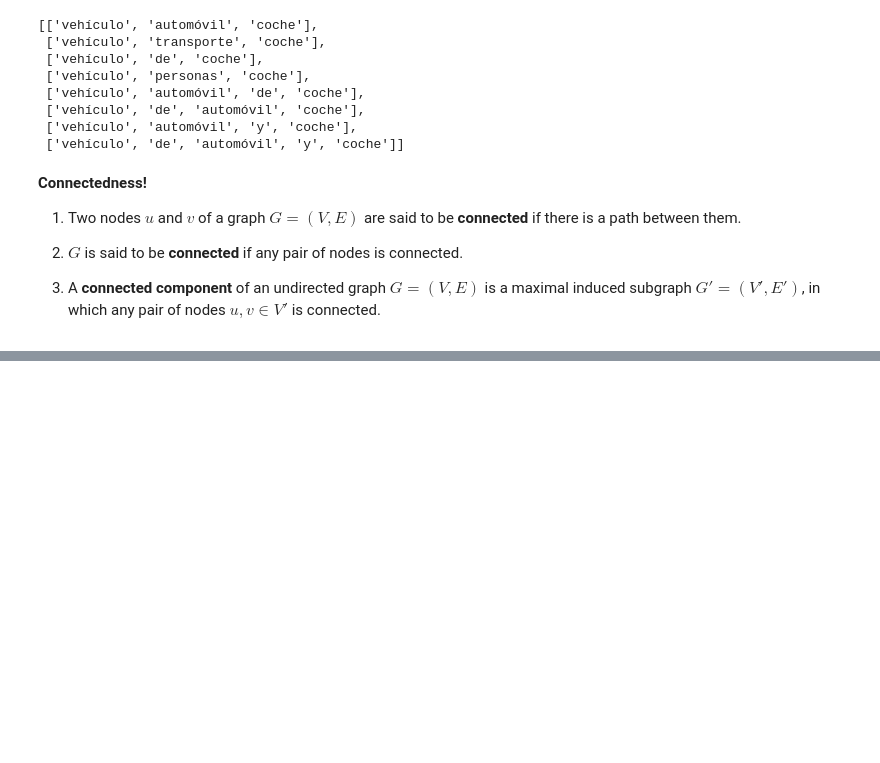
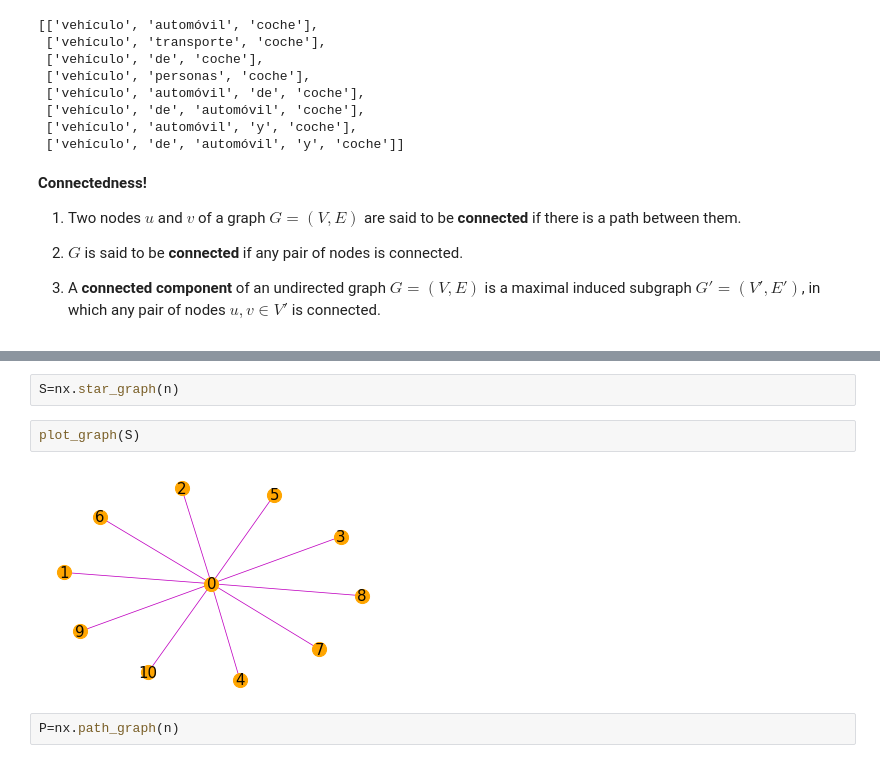
Before and after one commit to javiervz/network_science, a Jupyter notebook: graphs.ipynb, the cells around one changed output, grey strips where cells are left out. Saved outputs shown, nothing was run; the diff lists cells and outputs as text; blank space fills up the shorter version.

```diff
--- a/graphs.ipynb
+++ b/graphs.ipynb
@@ -323,0 +359,8 @@ while len(Kn)>0:
+# %%
+S=nx.star_graph(n)
+# %%
+plot_graph(S)
+# %% [output]
+[figure, added]
+# %%
+P=nx.path_graph(n)
```
Also changed, not shown: parts of 22 cells of this notebook.
